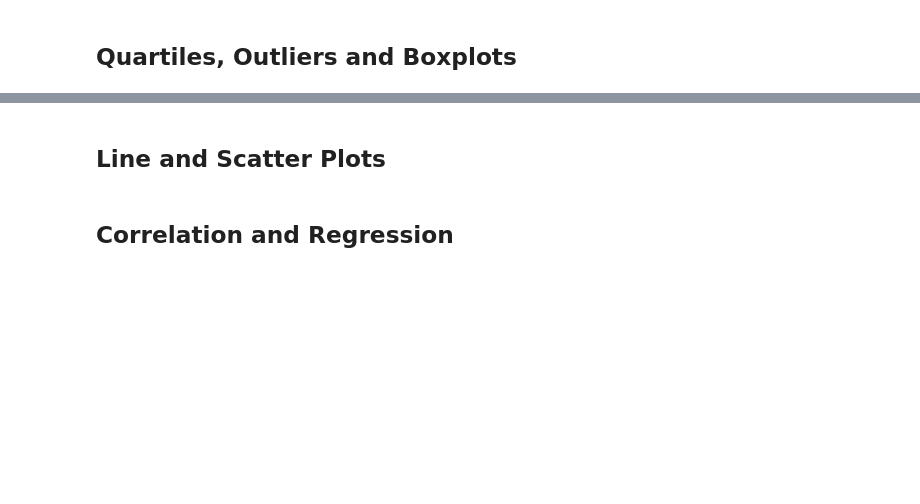
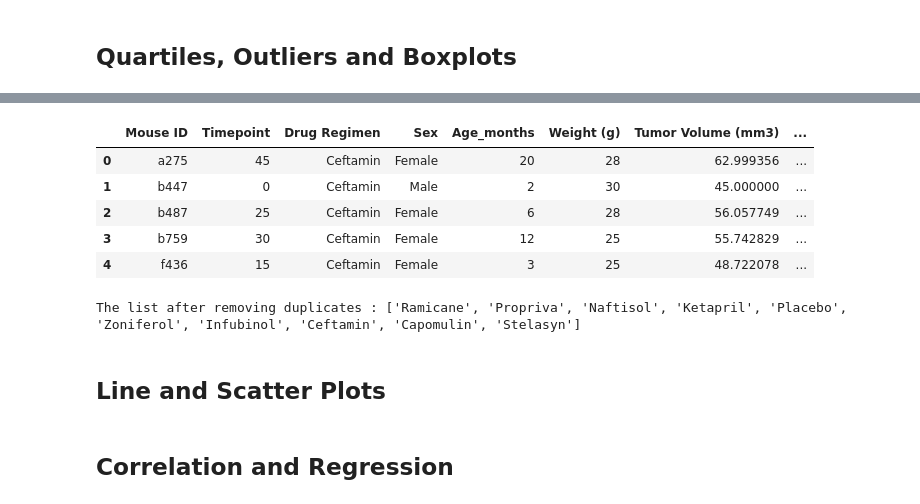
Before and after one commit to speedracer05/Matplotlib-Challenge, a Jupyter notebook: Pymaceuticals/pymaceuticals_starter.ipynb, the cells around one changed output, grey strips where cells are left out. Saved outputs shown, nothing was run; the diff lists cells and outputs as text; code cells hidden in the pictures; blank space fills up the shorter version.

```diff
--- a/Pymaceuticals/pymaceuticals_starter.ipynb
+++ b/Pymaceuticals/pymaceuticals_starter.ipynb
@@ -178,19 +287,29 @@ infu_merge = pd.merge(rami_vol, clean_df, on=('Mouse ID', 'Timepoint'),how='left
 # %%
-# Ceftamin. Merge df with original df (clean_df) to find tumor volume.
+# ceftamin. Merge df with original df (clean_df) to find tumor volume.
 ceft_max = ceft_df.groupby('Mouse ID').max()['Timepoint']
 ceft_vol = pd.DataFrame(ceft_max)
 ceft_merge = pd.merge(ceft_vol, clean_df, on=('Mouse ID', 'Timepoint'),how='left')
+ceft_merge.head()
+# %% [output]
+|  | Mouse ID | Timepoint | Drug Regimen | Sex | Age_months | Weight (g) | Tumor Volume (mm3) | ... |
+| 0 | a275 | 45 | Ceftamin | Female | 20 | 28 | 62.999356 | ... |
+| 1 | b447 | 0 | Ceftamin | Male | 2 | 30 | 45.000000 | ... |
+| 2 | b487 | 25 | Ceftamin | Female | 6 | 28 | 56.057749 | ... |
+| 3 | b759 | 30 | Ceftamin | Female | 12 | 25 | 55.742829 | ... |
+| 4 | f436 | 15 | Ceftamin | Female | 3 | 25 | 48.722078 | ... |
 # %%
-# Put treatments into a list for for loop (and later for plot labels)
+# put treatments into a list for for loop (and later for plot labels)
+drug_list = clean_df['Drug Regimen'].tolist()
+unique_drug = list(set(unique_drug))
 
+# create empty list to fill with tumor vol data (for plotting)
+empty_turmor_list = []
 
-# Create empty list to fill with tumor vol data (for plotting)
+# calculate the IQR and quantitatively determine if there are any potential outliers.
 
-
-# Calculate the IQR and quantitatively determine if there are any potential outliers.
-#Capomulin
-quartile = capo_merge.quantile([0.25,0.5,0.75])
-quartile
+# capomulin
+##quartile = capo_merge.quantile([0.25,0.5,0.75])
+##quartile
 
     # Locate the rows which contain mice on each drug and get the tumor volumes
 
@@ -199,6 +318,8 @@ quartile
 
 
     # Determine outliers using upper and lower bounds
+# %% [output]
+The list after removing duplicates : ['Ramicane', 'Propriva', 'Naftisol', 'Ketapril', 'Placebo', 'Zoniferol', 'Infubinol', 'Ceftamin', 'Capomulin', 'Stelasyn']
 # %%
 # Generate a box plot of the final tumor volume of each mouse across four regimens of interest
 # %% [markdown]
```
Also changed, not shown: parts of 17 cells of this notebook.
